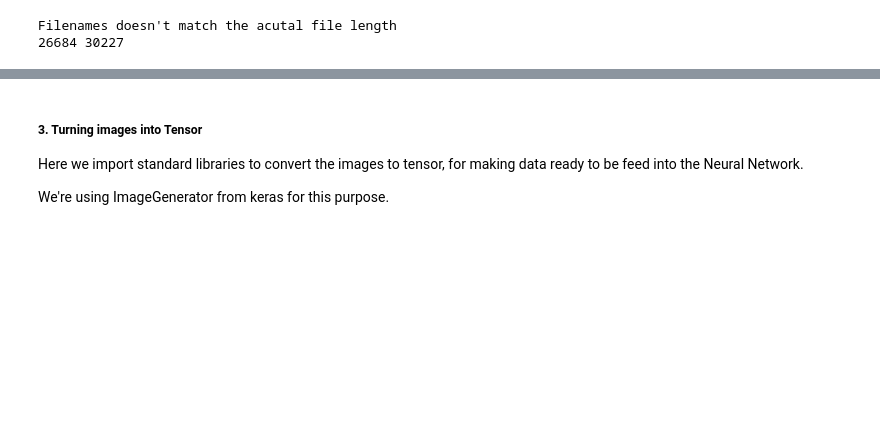
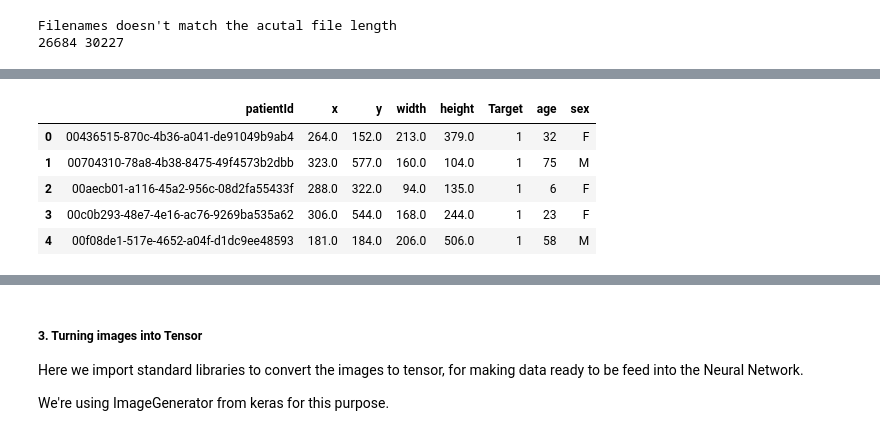
Before and after one commit to Mattobad/Pneumonia-Detection-Deep-Learning, a Jupyter notebook: End_to_End_Pneumonia_detection.ipynb, the cells around one changed output, grey strips where cells are left out. Saved outputs shown, nothing was run; the diff lists cells and outputs as text; code cells hidden in the pictures; blank space fills up the shorter version.

```diff
--- a/End_to_End_Pneumonia_detection.ipynb
+++ b/End_to_End_Pneumonia_detection.ipynb
@@ -691,0 +400,11 @@ It better use multiprocessing if possible for converting images process. It's a
+# %%
+# reading the newly created dataFrame
+final_df = pd.read_csv('drive/My Drive/Data/pneumonia-data/patient_final.csv')
+final_df.head()
+# %% [output]
+|  | patientId | x | y | width | height | Target | age | sex |
+| 0 | 00436515-870c-4b36-a041-de91049b9ab4 | 264.0 | 152.0 | 213.0 | 379.0 | 1 | 32 | F |
+| 1 | 00704310-78a8-4b38-8475-49f4573b2dbb | 323.0 | 577.0 | 160.0 | 104.0 | 1 | 75 | M |
+| 2 | 00aecb01-a116-45a2-956c-08d2fa55433f | 288.0 | 322.0 | 94.0 | 135.0 | 1 | 6 | F |
+| 3 | 00c0b293-48e7-4e16-ac76-9269ba535a62 | 306.0 | 544.0 | 168.0 | 244.0 | 1 | 23 | F |
+| 4 | 00f08de1-517e-4652-a04f-d1dc9ee48593 | 181.0 | 184.0 | 206.0 | 506.0 | 1 | 58 | M |
```
Also changed, not shown: parts of 82 cells of this notebook.
